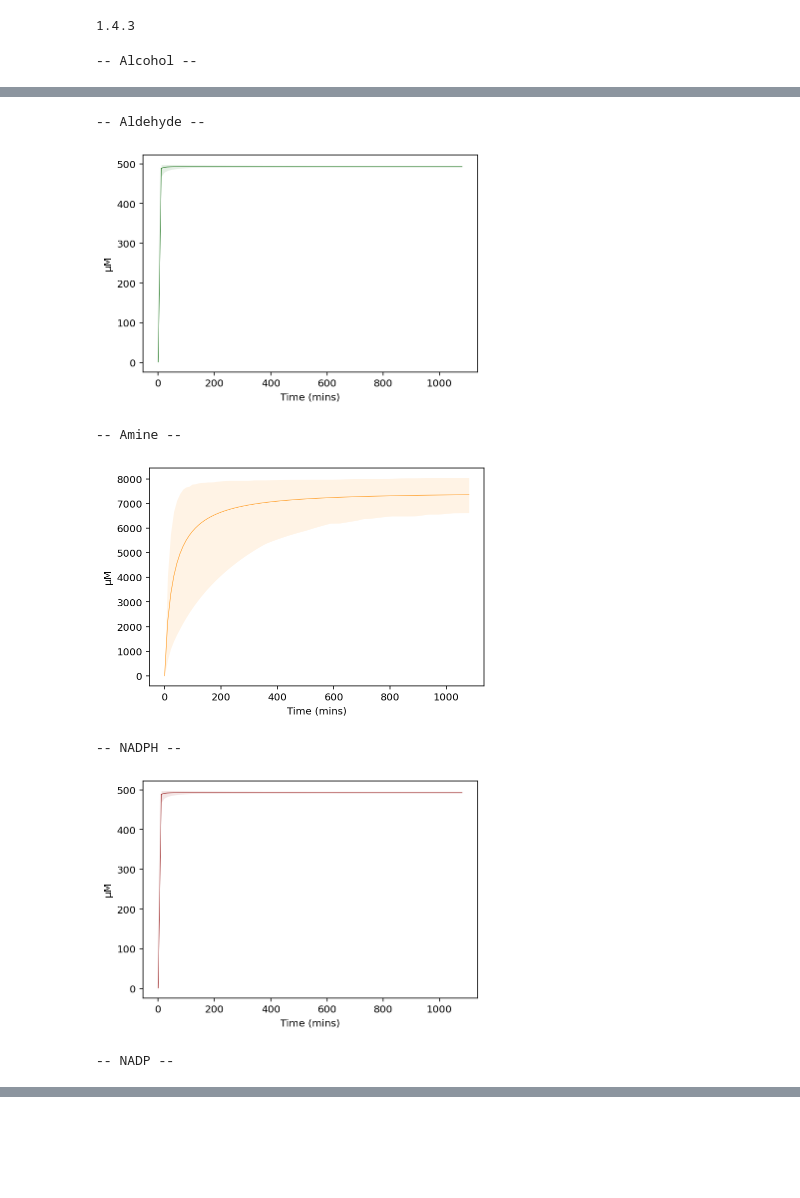
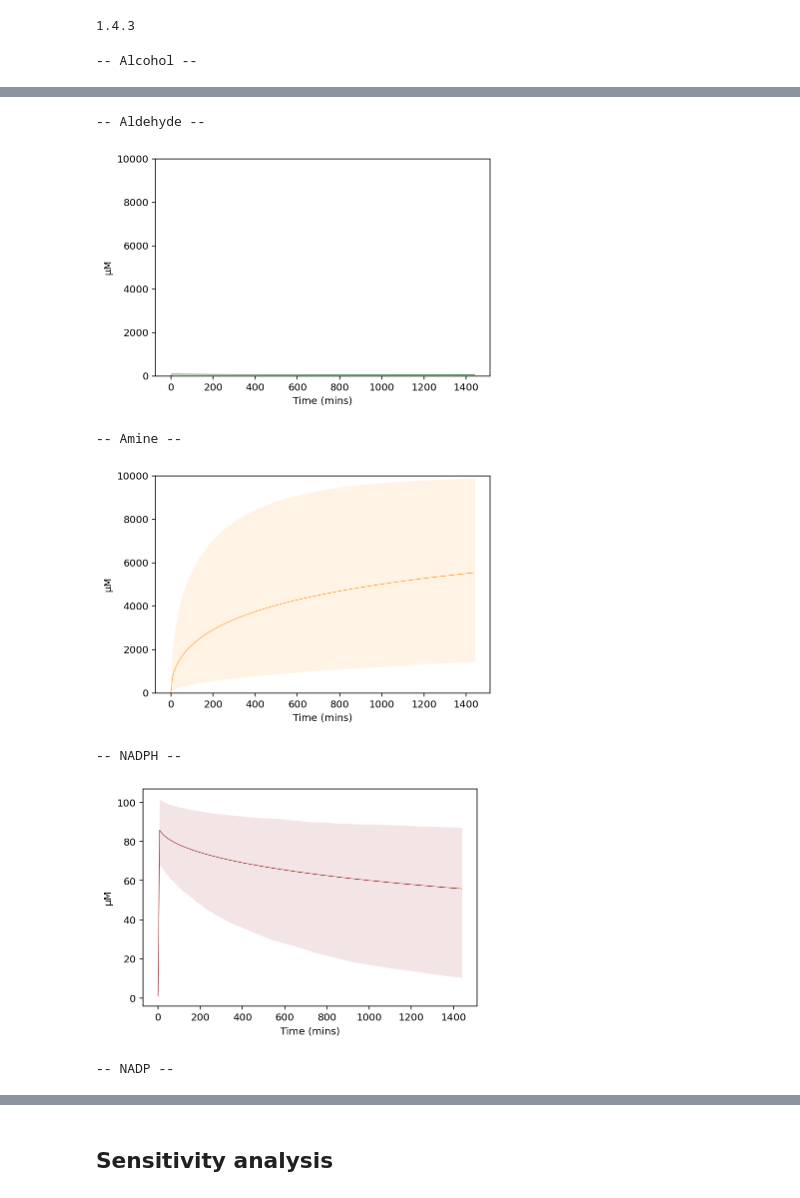
Before and after one commit to willfinnigan/HydrogenBorrowing_Modelling, a Jupyter notebook: notebooks/model_1.ipynb, the cells around one changed output, grey strips where cells are left out. Cells and saved outputs as stored; diff of their text form; code cells hidden in the pictures; blank space fills up the shorter version.

Commit message:
adding thermodynamics to the modelling

```diff
--- a/notebooks/model_1.ipynb
+++ b/notebooks/model_1.ipynb
@@ -14,14 +15,14 @@ ired = kinetics.Tri_Tri_seq_eq(kcat='ired_kcat',
                               a='nadph', b='aldehyde', c='nh2', p='nadp', q='amine', r='h2o', enz='ired',
                               substrates=['nadph', 'aldehyde', 'nh2'], products=['nadp', 'amine'])
 
-ired.parameter_distributions = {'ired_km_nadph': (20, 100),
-                                'ired_km_aldehyde': (500, 5000),
-                                'ired_km_nh2': (500, 5000),
-                                'ired_km_nadp': (20, 100),
-                                'ired_km_amine': (500, 5000),
-                                'ired_km_h2o': (100, 10000),
+ired.parameter_distributions = {'ired_km_nadph': (20, 200),
+                                'ired_km_aldehyde': (500, 10000),
+                                'ired_km_nh2': (500, 10000),
+                                'ired_km_nadp': (20, 200),
+                                'ired_km_amine': (500, 10000),
+                                'ired_km_h2o': (500, 10000),
                                 'ired_kcat': (10, 200),
-                                'ired_keq': (10,20)}
+                                'ired_keq': (11100000,929000000)}
 
 adh = kinetics.Bi_Bi_sep_eq(kcat='adh_kcat',
                             kma='adh_km_nadp', kmb='adh_km_alcohol',
@@ -31,12 +32,12 @@ adh = kinetics.Bi_Bi_sep_eq(kcat='adh_kcat',
                             substrates=['nadp', 'alcohol'], products=['nadph', 'aldehyde'])
 
 
-adh.parameter_distributions = {'adh_km_nadph': (20, 100),
-                               'adh_km_alcohol': (500, 5000),
-                               'adh_km_nadp': (20, 100),
-                               'adh_km_aldehyde': (500, 5000),
+adh.parameter_distributions = {'adh_km_nadph': (20, 200),
+                               'adh_km_alcohol': (500, 10000),
+                               'adh_km_nadp': (20, 200),
+                               'adh_km_aldehyde': (500, 10000),
                                'adh_kcat': (10, 200),
-                               'adh_keq': (10,20)}
+                               'adh_keq': (0.00106, 0.00289)}
 # %%
 # Set up the model
 model = kinetics.Model()
@@ -46,15 +47,15 @@ model.append(ired)
 model.append(adh)
 # %%
 # Set time
-model.set_time(0, 60*18, 100) #18 hours - 10 min intervals
+model.set_time(0, 60*24, 200) #24 hours
 
 # Set starting concentrations with no error
 # Issue setting concs to 0, so initialise at 1.
-model.species = {"ired" : 10,
-                 "adh": 10,
+model.species = {"ired" : 1000,
+                 "adh": 1000,
                  "nadph": 1,
-                 "nadp": 500,
-                 "alcohol": 10000,
+                 "nadp": 499,
+                 "alcohol": 9998,
                  "aldehyde": 1,
                  "amine": 1,
                  "nh2": 100000,
@@ -64,7 +65,7 @@ model.species = {"ired" : 10,
 model.setup_model()
 # %%
 # Run the model 1000 times, sampling from distributions
-samples = kinetics.sample_uniforms(model, num_samples=200)
+samples = kinetics.sample_uniforms(model, num_samples=1000)
 outputs = kinetics.run_all_models(model, samples)
 df95 = kinetics.dataframes_quartiles(model, outputs, quartile=95)
 # %%
@@ -73,6 +74,7 @@ print("-- Alcohol --")
 kinetics.plot_ci_intervals(['alcohol'], df95,
                            units=['μM', 'Time (mins)'],
                            alpha=0.1)
+plt.ylim(0, 10000)
 plt.show()
 
 
@@ -80,12 +82,14 @@ print("-- Aldehyde --")
 kinetics.plot_ci_intervals(['aldehyde'], df95,
                            units=['μM', 'Time (mins)'],
                            alpha=0.1)
+plt.ylim(0, 10000)
 plt.show()
 
 print("-- Amine --")
 kinetics.plot_ci_intervals(['amine'], df95,
                            units=['μM', 'Time (mins)'],
                            alpha=0.1)
+plt.ylim(0, 10000)
 plt.show()
 
 
@@ -93,6 +97,7 @@ print("-- NADPH --")
 kinetics.plot_ci_intervals(['nadph'], df95,
                            units=['μM', 'Time (mins)'],
                            alpha=0.1)
+#plt.ylim(0, 500)
 plt.show()
 
 
@@ -100,6 +105,7 @@ print("-- NADP --")
 kinetics.plot_ci_intervals(['nadp'], df95,
                            units=['μM', 'Time (mins)'],
                            alpha=0.1)
+#plt.ylim(0, 500)
 plt.show()
 # %% [output]
 -- Alcohol --
@@ -107,7 +113,7 @@ plt.show()
 -- Aldehyde --
-[figure, old version]
+[figure, new version]
 -- Amine --
-[figure, old version]
+[figure, new version]
 -- NADPH --
-[figure, old version]
+[figure, new version]
 -- NADP --
@@ -114,0 +121,2 @@ plt.show()
+# %% [markdown]
+## Sensitivity analysis
```
Also changed, not shown: parts of 7 cells of this notebook, 1 other file.
